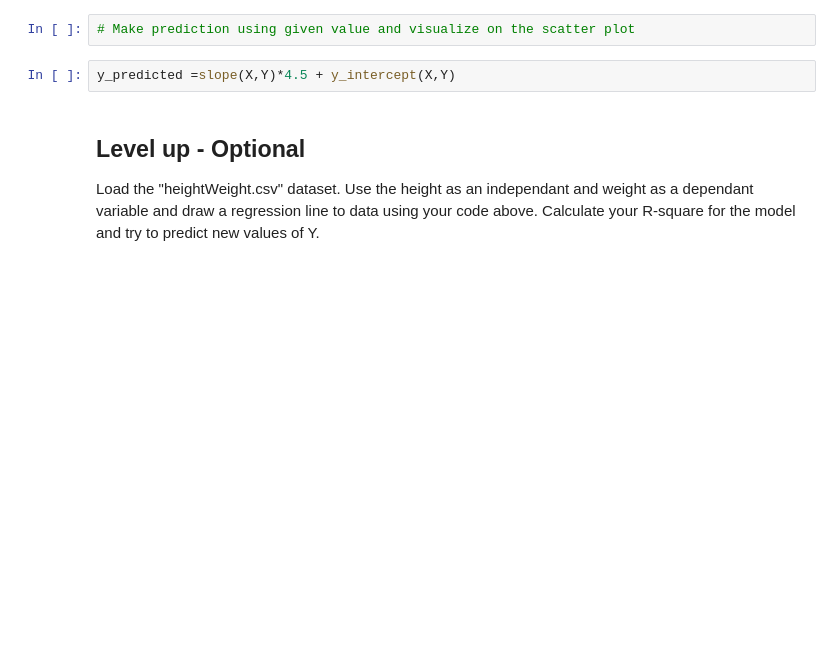
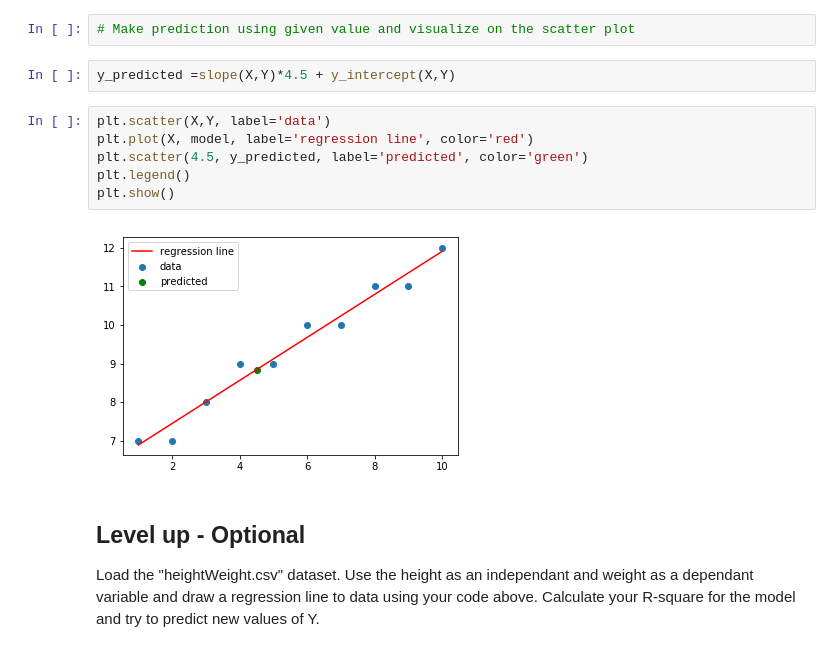
Before and after one commit to kayschulz/dsc-0-10-10-complete-regression-seattle-ds-career-040119, a Jupyter notebook: index.ipynb, the cells around one changed output. Drawn from its saved outputs; the diff is of its cells as text; blank space fills up the shorter version.

```diff
--- a/index.ipynb
+++ b/index.ipynb
@@ -114,6 +114,14 @@ Predict and plot the value of y using regression line above for a new value of x
 # Make prediction using given value and visualize on the scatter plot
 # %%
 y_predicted =slope(X,Y)*4.5 + y_intercept(X,Y)
+# %%
+plt.scatter(X,Y, label='data')
+plt.plot(X, model, label='regression line', color='red')
+plt.scatter(4.5, y_predicted, label='predicted', color='green')
+plt.legend()
+plt.show()
+# %% [output]
+[figure, added]
 # %% [markdown]
 ## Level up - Optional
 Load the "heightWeight.csv" dataset. Use the height as an independant and weight as a dependant variable and draw a regression line to data using your code above. Calculate your R-square for the model and try to predict new values of Y.
```
